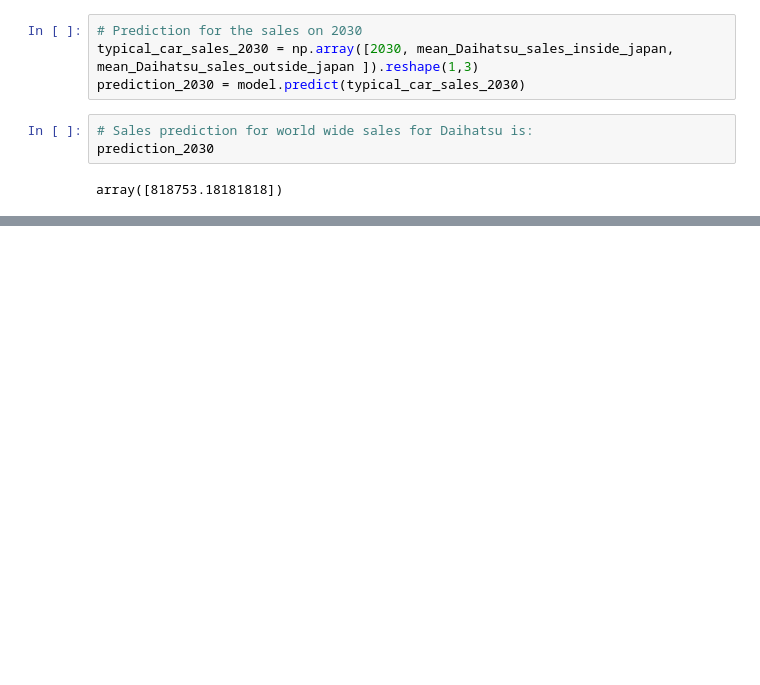
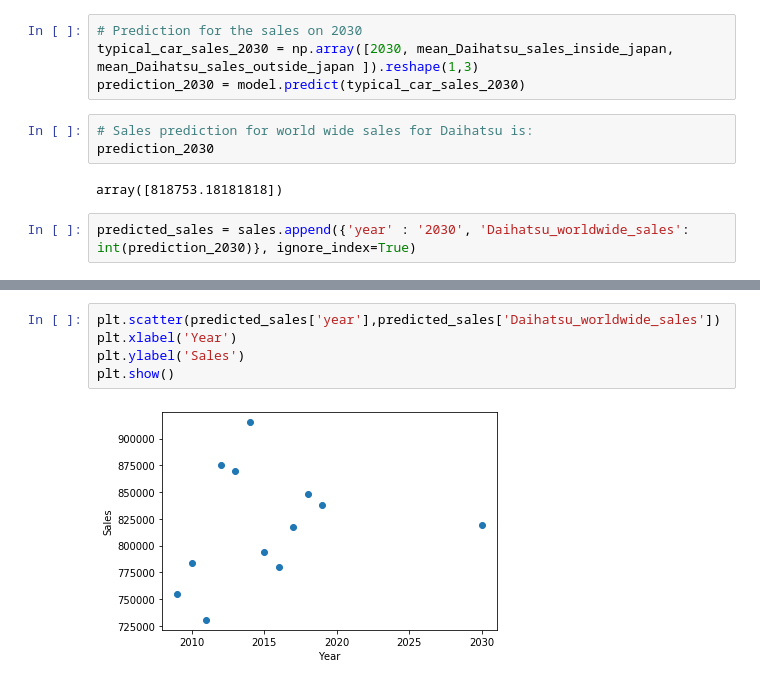
Before and after one commit to karl-johan-grahn/toyota-analysis, a Jupyter notebook: Toyota_car_price_data_analysis.ipynb, the cells around one changed output, grey strips where cells are left out. Drawn from its saved outputs; the diff is of its cells as text; blank space fills up the shorter version.

Commit message:
Plot Predicted sales

```diff
--- a/Toyota_car_price_data_analysis.ipynb
+++ b/Toyota_car_price_data_analysis.ipynb
@@ -200,3 +200,5 @@ prediction_2030 = model.predict(typical_car_sales_2030)
 prediction_2030
 # %% [output]
 array([818753.18181818])
+# %%
+predicted_sales = sales.append({'year' : '2030', 'Daihatsu_worldwide_sales': int(prediction_2030)}, ignore_index=True)
@@ -202,0 +214,7 @@ array([818753.18181818])
+# %%
+plt.scatter(predicted_sales['year'],predicted_sales['Daihatsu_worldwide_sales'])
+plt.xlabel('Year')
+plt.ylabel('Sales')
+plt.show()
+# %% [output]
+[figure, added]
```
Also changed, not shown: parts of 1 cell of this notebook.
